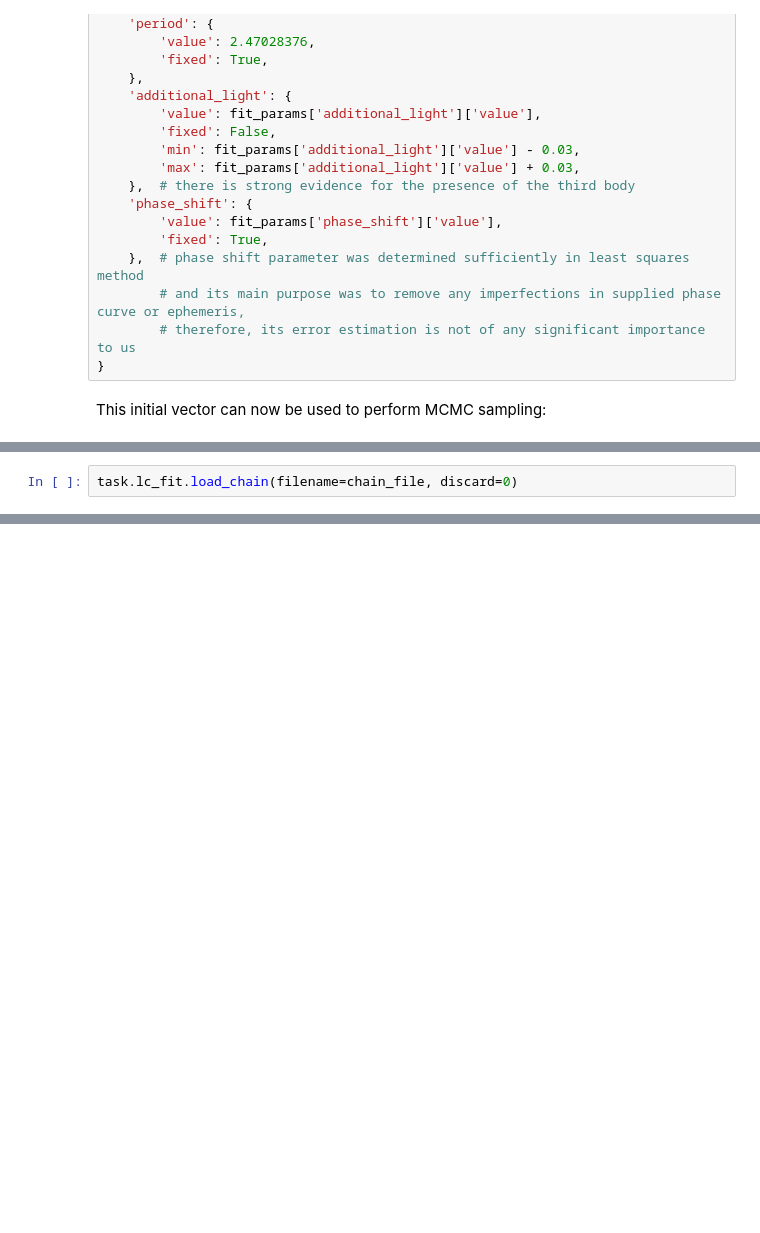
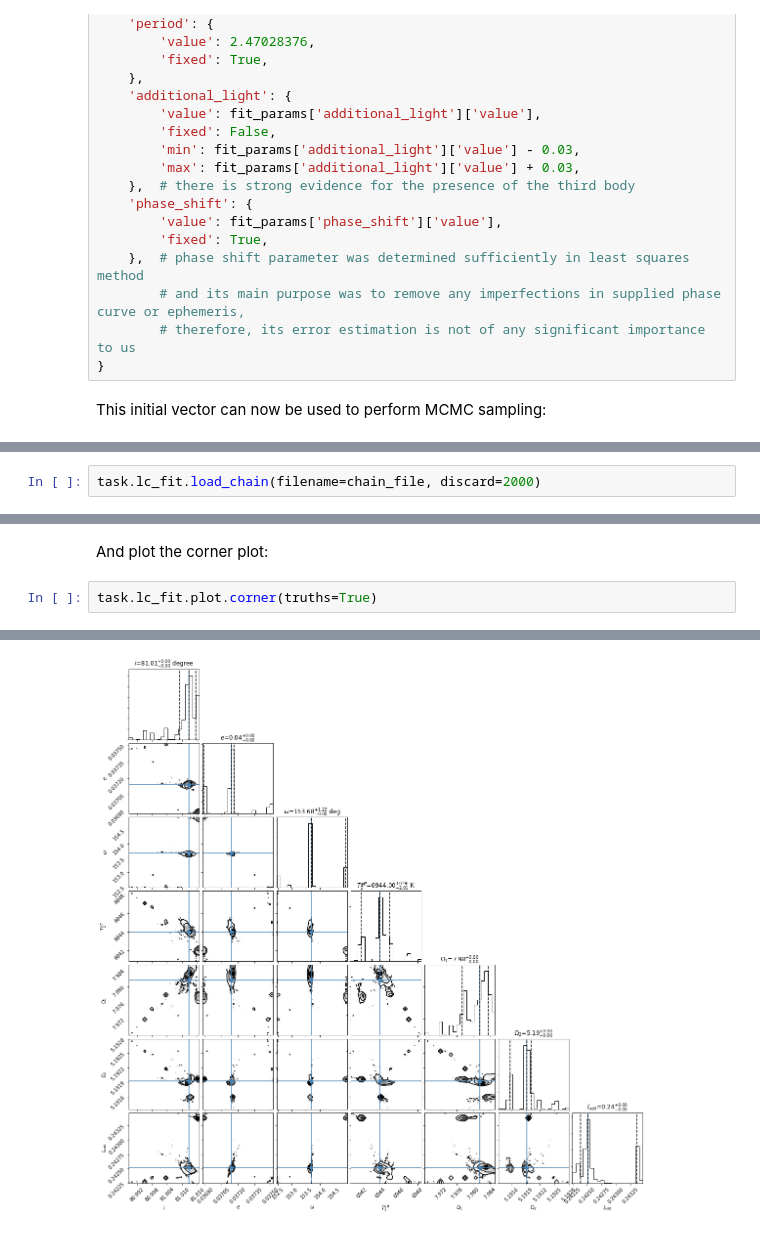
Before and after one commit to mikecokina/elisa, a Jupyter notebook: jupyter_tutorials/demo12-lc_fitting.ipynb, the cells around one changed output, grey strips where cells are left out. Cells and saved outputs as stored; diff of their text form; blank space fills up the shorter version.

```diff
--- a/jupyter_tutorials/demo12-lc_fitting.ipynb
+++ b/jupyter_tutorials/demo12-lc_fitting.ipynb
@@ -327,2 +345,2 @@ Here we can see that chain reaches sampling phase after roughly <insert value> s
 # %%
-task.lc_fit.load_chain(filename=chain_file, discard=0)
+task.lc_fit.load_chain(filename=chain_file, discard=2000)
@@ -328,0 +365,5 @@ task.lc_fit.load_chain(filename=chain_file, discard=0)
+# %% [markdown]
+And plot the corner plot:
+# %%
+task.lc_fit.plot.corner(truths=True)
+# %% [output]
@@ -328,0 +376 @@ task.lc_fit.load_chain(filename=chain_file, discard=0)
+[figure, added]
```
Also changed, not shown: parts of 8 cells of this notebook, 5 other files.
